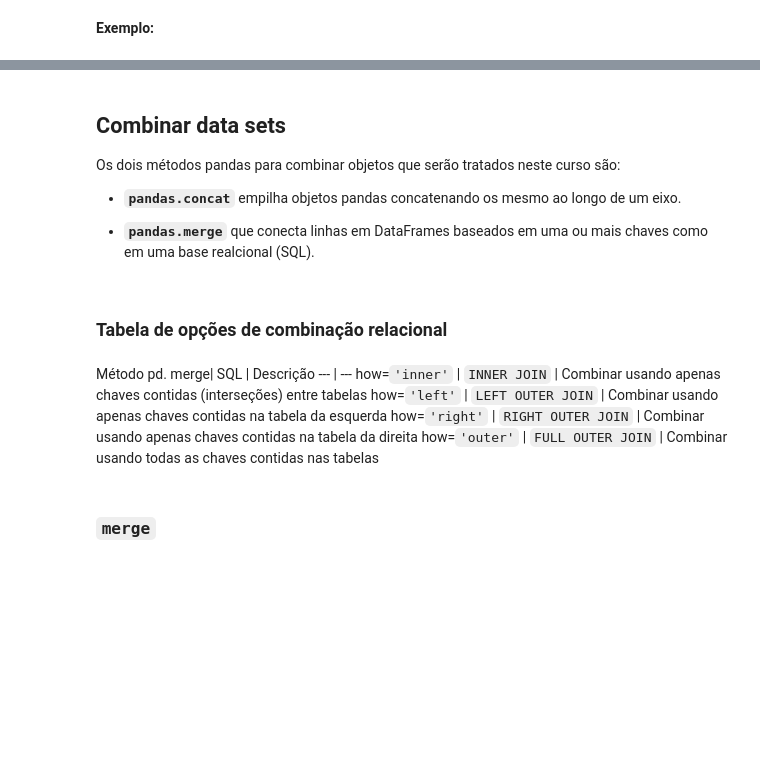
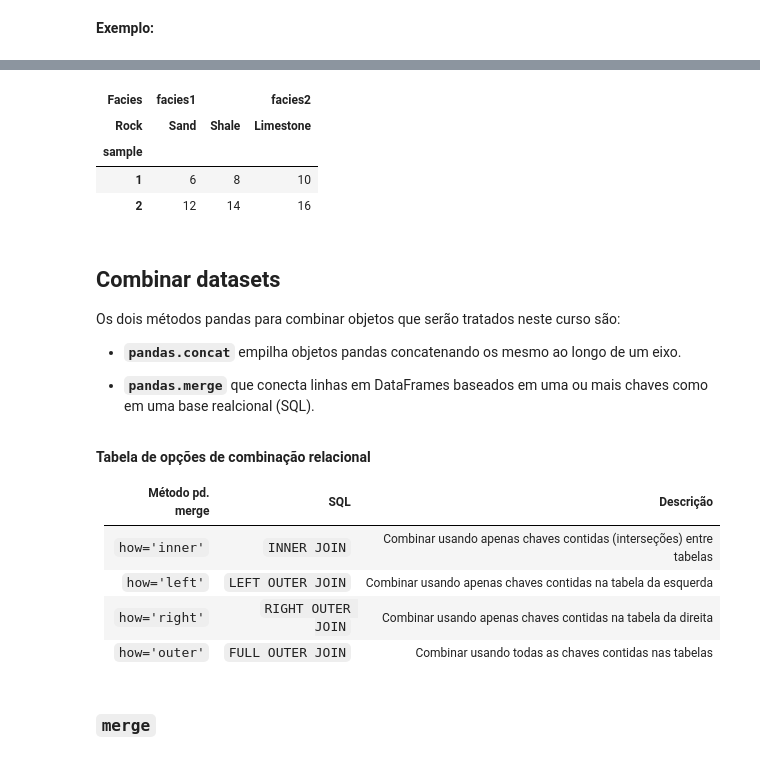
Before and after one commit to gcmatos/python-para-geociencias, a Jupyter notebook: notebooks/3.1 Limpeza e transformação de dados.ipynb, the cells around one changed output, grey strips where cells are left out. Cells and saved outputs as stored; diff of their text form; code cells hidden in the pictures; blank space fills up the shorter version.

```diff
--- a/notebooks/3.1 Limpeza e transformação de dados.ipynb
+++ b/notebooks/3.1 Limpeza e transformação de dados.ipynb
@@ -220,22 +448,28 @@ df['facies2']
 # %%
-df.sum(level= 'key1')
+df.sum(level='sample')
 # df.sum(level='Facies', axis=1)
+# %% [output]
+| Facies | facies1 |  | facies2 |
+| Rock | Sand | Shale | Limestone |
+| sample |  |  |  |
+| 1 | 6 | 8 | 10 |
+| 2 | 12 | 14 | 16 |
 # %% [markdown]
-## Combinar data sets
+## Combinar datasets
 Os dois métodos pandas para combinar objetos que serão tratados neste curso são:
 
 - **`pandas.concat`** empilha objetos pandas concatenando os mesmo ao longo de um eixo.
 
 - **`pandas.merge`** que conecta linhas em DataFrames baseados em uma ou mais chaves como em uma base realcional (SQL).
-# %% [markdown]
-### Tabela de opções de combinação relacional
 # %% [markdown]
-Método pd. merge| SQL | Descrição
---- | ---
-how=`'inner'` | `INNER JOIN` | Combinar usando apenas chaves contidas (interseções) entre tabelas
-how=`'left'` | `LEFT OUTER JOIN` | Combinar usando apenas chaves contidas na tabela da esquerda
-how=`'right'` | `RIGHT OUTER JOIN` | Combinar usando apenas chaves contidas na tabela da direita
-how=`'outer'` | `FULL OUTER JOIN` | Combinar usando todas as chaves contidas nas tabelas
+__Tabela de opções de combinação relacional__
+
+Método pd. merge | SQL | Descrição
+--- | --- | ---
+`how='inner'` | `INNER JOIN` | Combinar usando apenas chaves contidas (interseções) entre tabelas
+`how='left'` | `LEFT OUTER JOIN` | Combinar usando apenas chaves contidas na tabela da esquerda
+`how='right'` | `RIGHT OUTER JOIN` | Combinar usando apenas chaves contidas na tabela da direita
+`how='outer'` | `FULL OUTER JOIN` | Combinar usando todas as chaves contidas nas tabelas
 # %% [markdown]
 ### `merge`
 # %%
```
Also changed, not shown: parts of 65 cells of this notebook.
